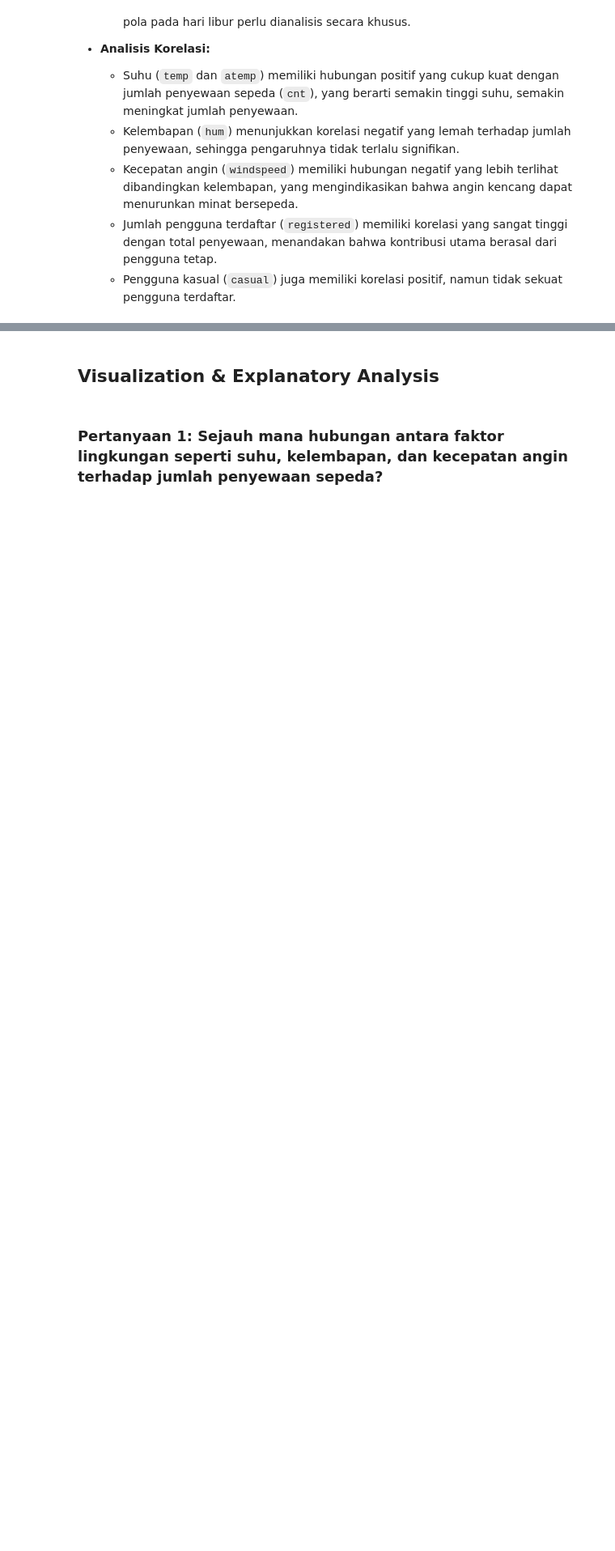
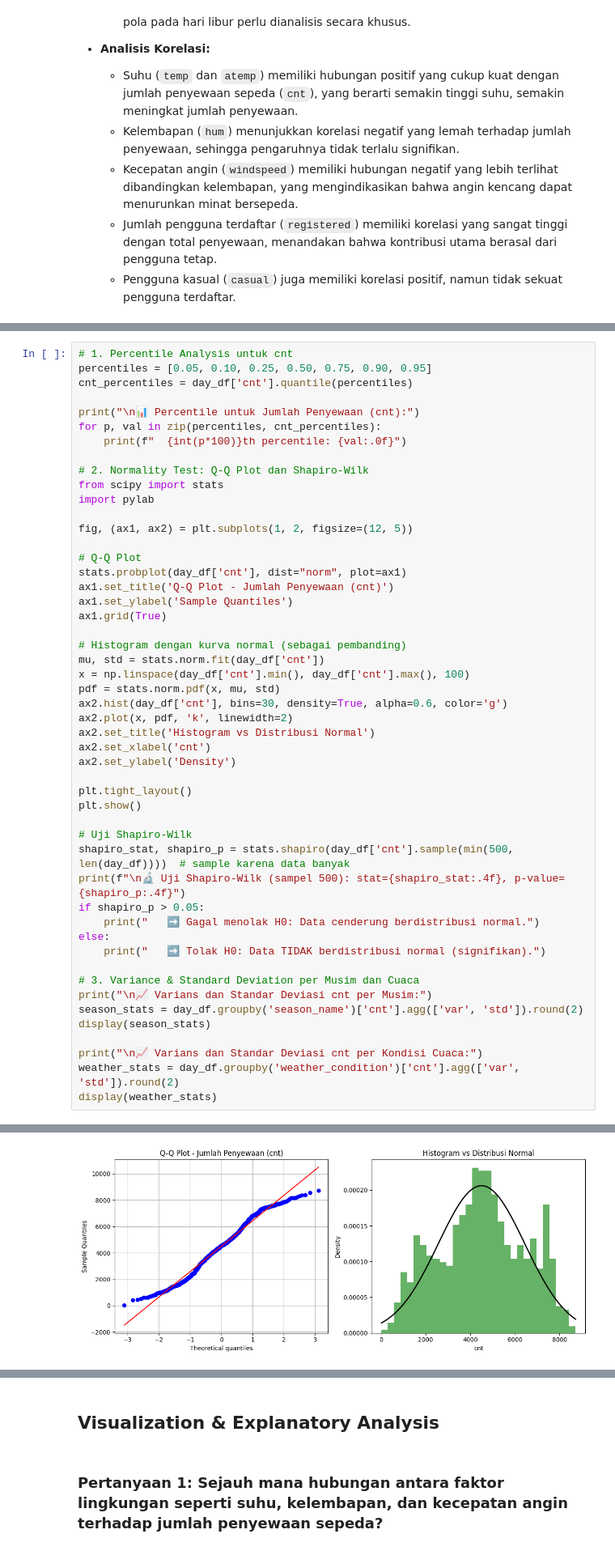
Before and after one commit to ridhoakfa/Bike-Sharing-Dashboard, a Jupyter notebook: notebook.ipynb, the cells around one changed output, grey strips where cells are left out. Shown at 81% size. Cells and saved outputs as stored; diff of their text form; blank space fills up the shorter version.

```diff
--- a/notebook.ipynb
+++ b/notebook.ipynb
@@ -545,0 +659,51 @@ cnt         1.000000
+# %%
+# 1. Percentile Analysis untuk cnt
+percentiles = [0.05, 0.10, 0.25, 0.50, 0.75, 0.90, 0.95]
+cnt_percentiles = day_df['cnt'].quantile(percentiles)
+
+print("\n📊 Percentile untuk Jumlah Penyewaan (cnt):")
+for p, val in zip(percentiles, cnt_percentiles):
+    print(f"  {int(p*100)}th percentile: {val:.0f}")
+
+# 2. Normality Test: Q-Q Plot dan Shapiro-Wilk
+from scipy import stats
+import pylab
+
+fig, (ax1, ax2) = plt.subplots(1, 2, figsize=(12, 5))
+
+# Q-Q Plot
+stats.probplot(day_df['cnt'], dist="norm", plot=ax1)
+ax1.set_title('Q-Q Plot - Jumlah Penyewaan (cnt)')
+ax1.set_ylabel('Sample Quantiles')
+ax1.grid(True)
+
+# Histogram dengan kurva normal (sebagai pembanding)
+mu, std = stats.norm.fit(day_df['cnt'])
+x = np.linspace(day_df['cnt'].min(), day_df['cnt'].max(), 100)
+pdf = stats.norm.pdf(x, mu, std)
+ax2.hist(day_df['cnt'], bins=30, density=True, alpha=0.6, color='g')
+ax2.plot(x, pdf, 'k', linewidth=2)
+ax2.set_title('Histogram vs Distribusi Normal')
+ax2.set_xlabel('cnt')
+ax2.set_ylabel('Density')
+
+plt.tight_layout()
+plt.show()
+
+# Uji Shapiro-Wilk
+shapiro_stat, shapiro_p = stats.shapiro(day_df['cnt'].sample(min(500, len(day_df))))  # sample karena data banyak
+print(f"\n🔬 Uji Shapiro-Wilk (sampel 500): stat={shapiro_stat:.4f}, p-value={shapiro_p:.4f}")
+if shapiro_p > 0.05:
+    print("   ➡️ Gagal menolak H0: Data cenderung berdistribusi normal.")
+else:
+    print("   ➡️ Tolak H0: Data TIDAK berdistribusi normal (signifikan).")
+
+# 3. Variance & Standard Deviation per Musim dan Cuaca
+print("\n📈 Varians dan Standar Deviasi cnt per Musim:")
+season_stats = day_df.groupby('season_name')['cnt'].agg(['var', 'std']).round(2)
+display(season_stats)
+
+print("\n📈 Varians dan Standar Deviasi cnt per Kondisi Cuaca:")
+weather_stats = day_df.groupby('weather_condition')['cnt'].agg(['var', 'std']).round(2)
+display(weather_stats)
+# %% [output]
@@ -545,0 +718 @@ cnt         1.000000
+[figure, added]
```
Also changed, not shown: parts of 9 cells of this notebook.
